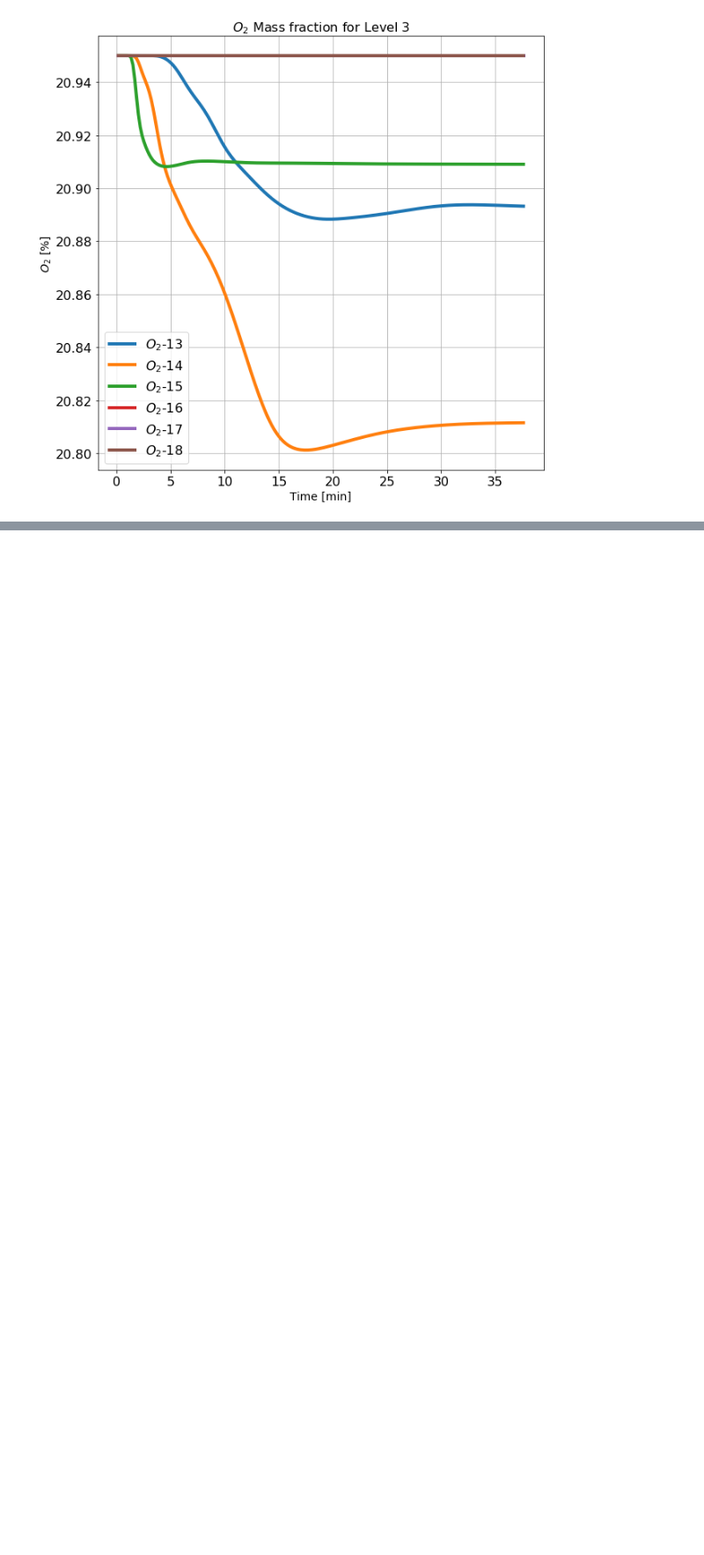
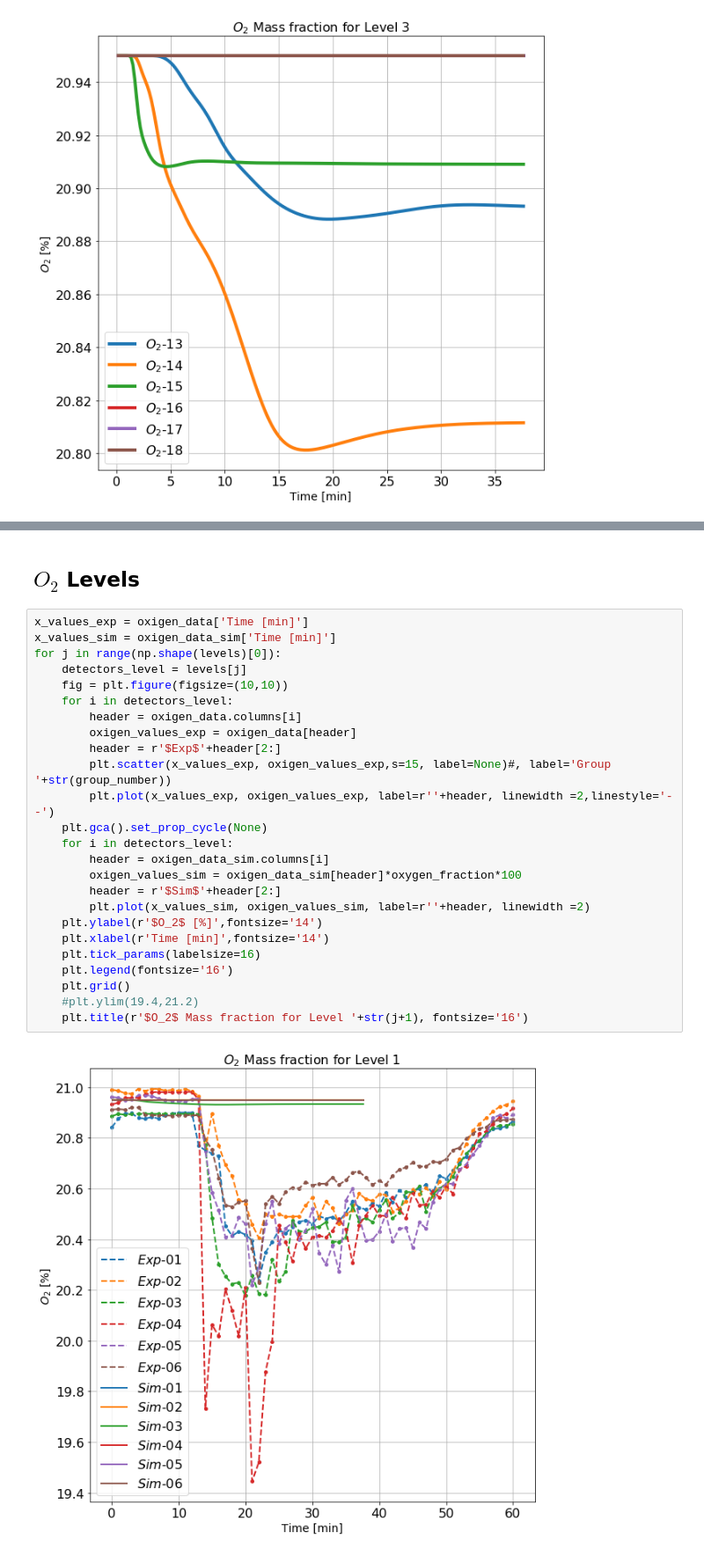
Before and after one commit to sercharpak/NFS_P3, a Jupyter notebook: NFS_P3_Comparison.ipynb, the cells around one changed output, grey strips where cells are left out. Shown at 88% size. Cells and saved outputs as stored; diff of their text form; blank space fills up the shorter version.

```diff
--- a/NFS_P3_Comparison.ipynb
+++ b/NFS_P3_Comparison.ipynb
@@ -227,0 +282,29 @@ for j in range(np.shape(levels)[0]):
+# %% [markdown]
+## $O_2$ Levels
+# %%
+x_values_exp = oxigen_data['Time [min]']
+x_values_sim = oxigen_data_sim['Time [min]']
+for j in range(np.shape(levels)[0]):
+    detectors_level = levels[j]
+    fig = plt.figure(figsize=(10,10))
+    for i in detectors_level:
+        header = oxigen_data.columns[i]
+        oxigen_values_exp = oxigen_data[header]
+        header = r'$Exp$'+header[2:]
+        plt.scatter(x_values_exp, oxigen_values_exp,s=15, label=None)#, label='Group '+str(group_number))
+        plt.plot(x_values_exp, oxigen_values_exp, label=r''+header, linewidth =2,linestyle='--')
+    plt.gca().set_prop_cycle(None)
+    for i in detectors_level:
+        header = oxigen_data_sim.columns[i]
+        oxigen_values_sim = oxigen_data_sim[header]*oxygen_fraction*100
+        header = r'$Sim$'+header[2:]
+        plt.plot(x_values_sim, oxigen_values_sim, label=r''+header, linewidth =2)
+    plt.ylabel(r'$O_2$ [%]',fontsize='14')
+    plt.xlabel(r'Time [min]',fontsize='14')
+    plt.tick_params(labelsize=16)
+    plt.legend(fontsize='16')
+    plt.grid()
+    #plt.ylim(19.4,21.2)
+    plt.title(r'$O_2$ Mass fraction for Level '+str(j+1), fontsize='16')
+# %% [output]
+[figure, added]
```
Also changed, not shown: parts of 23 cells of this notebook, 1 other file.
